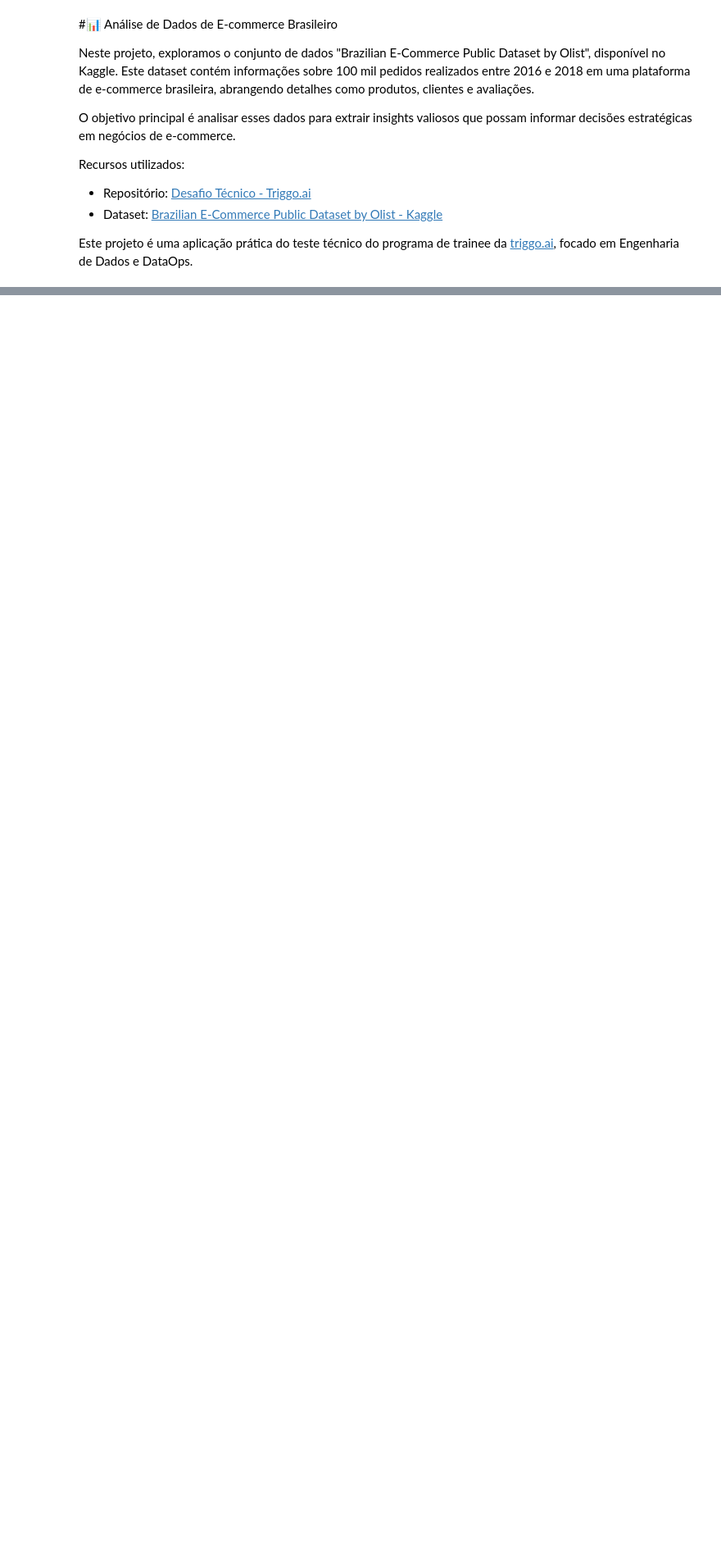
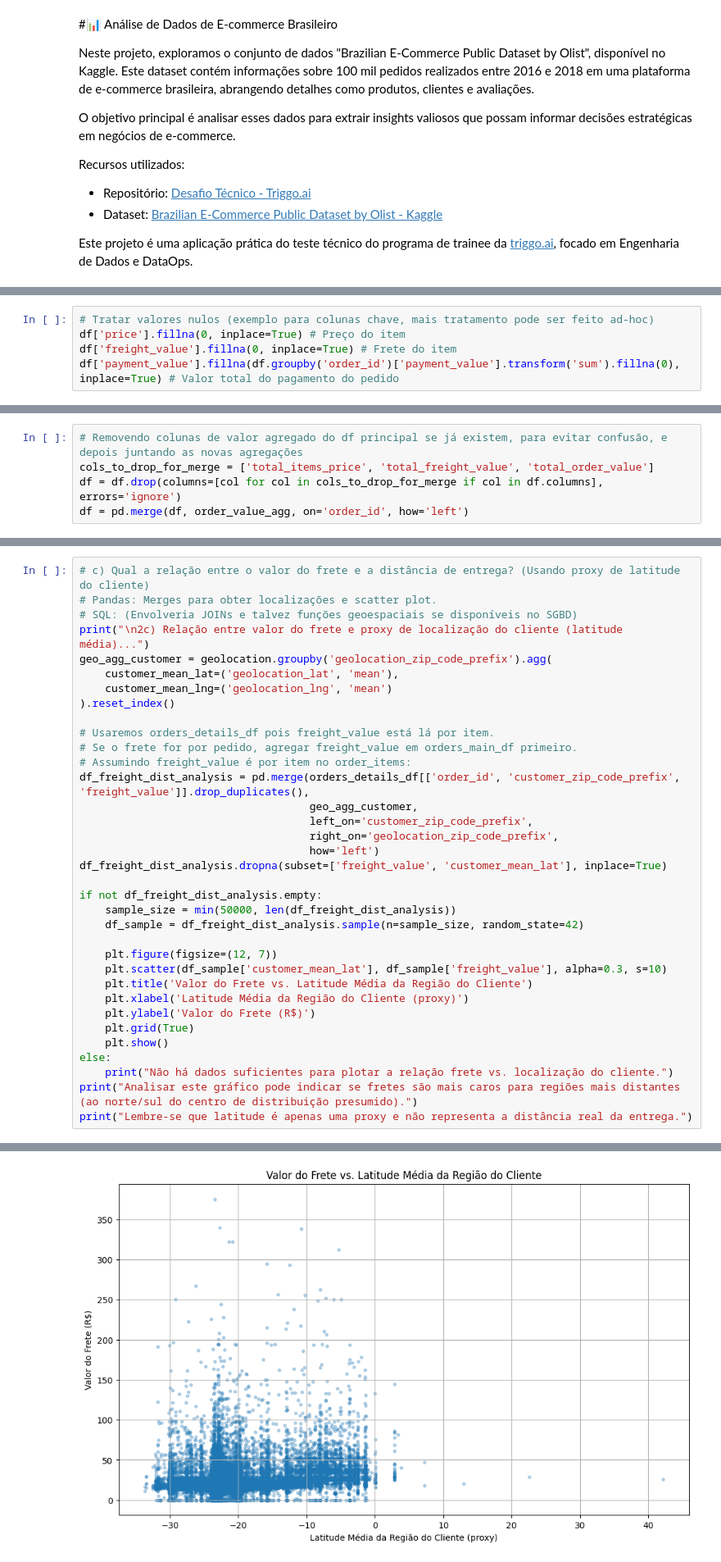
Before and after one commit to dede0702/Olist-E-Commerce-Data-Analysis, a Jupyter notebook: Brazilian_E_Commerce_Dataset_Olist.ipynb, the cells around one changed output, grey strips where cells are left out. Shown: that part at 82% size. Drawn from its saved outputs; the diff is of its cells as text; blank space fills up the shorter version.

```diff
--- a/Brazilian_E_Commerce_Dataset_Olist.ipynb
+++ b/Brazilian_E_Commerce_Dataset_Olist.ipynb
@@ -15,0 +142,5 @@ Este projeto é uma aplicação prática do teste técnico do programa de traine
+# %%
+# Tratar valores nulos (exemplo para colunas chave, mais tratamento pode ser feito ad-hoc)
+df['price'].fillna(0, inplace=True) # Preço do item
+df['freight_value'].fillna(0, inplace=True) # Frete do item
+df['payment_value'].fillna(df.groupby('order_id')['payment_value'].transform('sum').fillna(0), inplace=True) # Valor total do pagamento do pedido
@@ -15,0 +177,5 @@ Este projeto é uma aplicação prática do teste técnico do programa de traine
+# %%
+# Removendo colunas de valor agregado do df principal se já existem, para evitar confusão, e depois juntando as novas agregações
+cols_to_drop_for_merge = ['total_items_price', 'total_freight_value', 'total_order_value']
+df = df.drop(columns=[col for col in cols_to_drop_for_merge if col in df.columns], errors='ignore')
+df = pd.merge(df, order_value_agg, on='order_id', how='left')
@@ -15,0 +275,36 @@ Este projeto é uma aplicação prática do teste técnico do programa de traine
+# %%
+# c) Qual a relação entre o valor do frete e a distância de entrega? (Usando proxy de latitude do cliente)
+# Pandas: Merges para obter localizações e scatter plot.
+# SQL: (Envolveria JOINs e talvez funções geoespaciais se disponíveis no SGBD)
+print("\n2c) Relação entre valor do frete e proxy de localização do cliente (latitude média)...")
+geo_agg_customer = geolocation.groupby('geolocation_zip_code_prefix').agg(
+    customer_mean_lat=('geolocation_lat', 'mean'),
+    customer_mean_lng=('geolocation_lng', 'mean')
+).reset_index()
+
+# Usaremos orders_details_df pois freight_value está lá por item.
+# Se o frete for por pedido, agregar freight_value em orders_main_df primeiro.
+# Assumindo freight_value é por item no order_items:
+df_freight_dist_analysis = pd.merge(orders_details_df[['order_id', 'customer_zip_code_prefix', 'freight_value']].drop_duplicates(),
+                                    geo_agg_customer,
+                                    left_on='customer_zip_code_prefix',
+                                    right_on='geolocation_zip_code_prefix',
+                                    how='left')
+df_freight_dist_analysis.dropna(subset=['freight_value', 'customer_mean_lat'], inplace=True)
+
+if not df_freight_dist_analysis.empty:
+    sample_size = min(50000, len(df_freight_dist_analysis))
+    df_sample = df_freight_dist_analysis.sample(n=sample_size, random_state=42)
+
+    plt.figure(figsize=(12, 7))
+    plt.scatter(df_sample['customer_mean_lat'], df_sample['freight_value'], alpha=0.3, s=10)
+    plt.title('Valor do Frete vs. Latitude Média da Região do Cliente')
+    plt.xlabel('Latitude Média da Região do Cliente (proxy)')
+    plt.ylabel('Valor do Frete (R$)')
+    plt.grid(True)
+    plt.show()
+else:
+    print("Não há dados suficientes para plotar a relação frete vs. localização do cliente.")
+print("Analisar este gráfico pode indicar se fretes são mais caros para regiões mais distantes (ao norte/sul do centro de distribuição presumido).")
+print("Lembre-se que latitude é apenas uma proxy e não representa a distância real da entrega.")
+# %% [output]
@@ -15,0 +312 @@ Este projeto é uma aplicação prática do teste técnico do programa de traine
+[figure, added]
```
Also changed, not shown: parts of 40 cells of this notebook.
